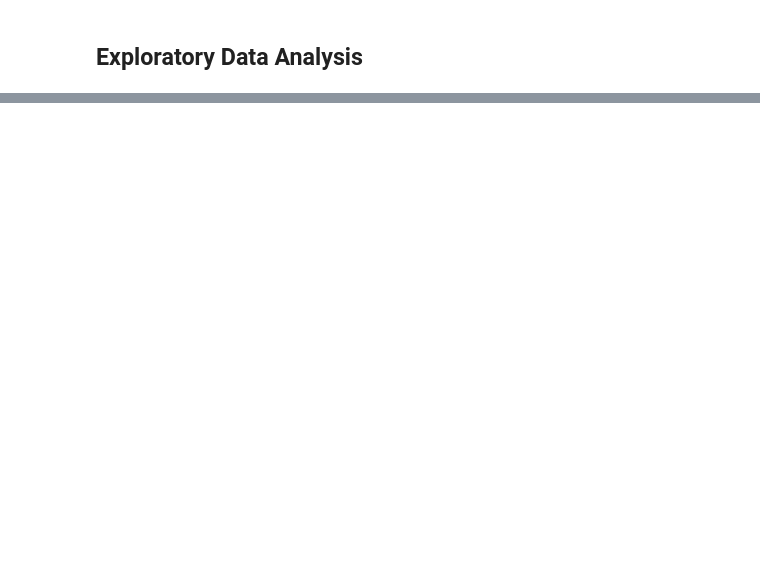
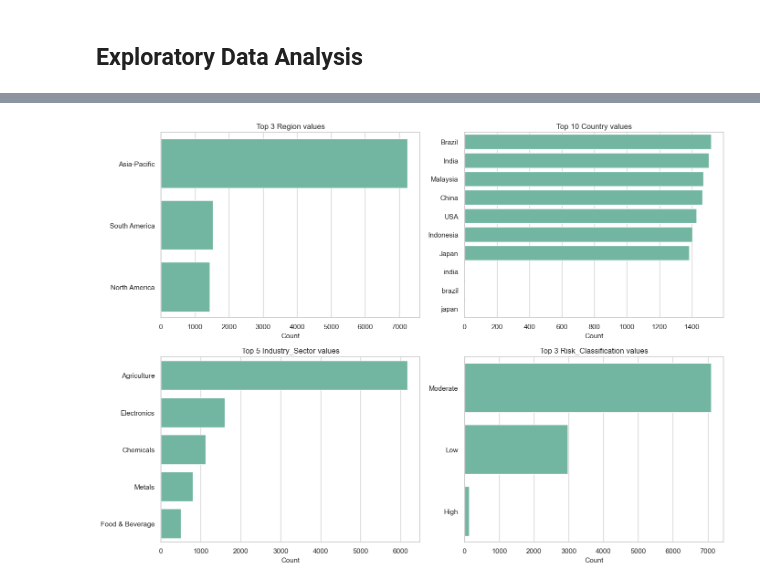
Before and after one commit to ansie27/Final-Year-Project-2025, a Jupyter notebook: notebooks/eda.ipynb, the cells around one changed output, grey strips where cells are left out. Saved outputs shown, nothing was run; the diff lists cells and outputs as text; code cells hidden in the pictures; blank space fills up the shorter version.

```diff
--- a/notebooks/eda.ipynb
+++ b/notebooks/eda.ipynb
@@ -172,0 +76,8 @@ memory usage: 1016.1+ KB
+# %%
+import matplotlib.pyplot as plt
+import seaborn as sns
+
+sns.set_theme(style="whitegrid", palette="Set2")
+plt.rcParams["figure.figsize"] = (10, 6)
+plt.rcParams["axes.titlesize"] = 12
+plt.rcParams["axes.labelsize"] = 11
@@ -172,0 +139,8 @@ memory usage: 1016.1+ KB
+# %%
+# Top categorical breakdowns
+categorical_features = ["Region", "Country", "Industry_Sector", "Supplier_Name", "Risk_Classification"]
+cat_summary = {}
+for feature in categorical_features:
+    top_values = raw_df[feature].value_counts().head(5)
+    cat_summary[feature] = top_values
+cat_summary
@@ -172,0 +165,17 @@ memory usage: 1016.1+ KB
+# %%
+# Visualize categorical distributions
+plot_features = ["Region", "Country", "Industry_Sector", "Risk_Classification"]
+fig, axes = plt.subplots(2, 2, figsize=(14, 10))
+axes = axes.flatten()
+
+for feature, ax in zip(plot_features, axes):
+    counts = raw_df[feature].value_counts().head(10)
+    sns.barplot(x=counts.values, y=counts.index, ax=ax)
+    ax.set_title(f"Top {min(10, len(counts))} {feature} values")
+    ax.set_xlabel("Count")
+    ax.set_ylabel("")
+
+plt.tight_layout()
+plt.show()
+# %% [output]
+[figure, added]
```
Also changed, not shown: parts of 23 cells of this notebook, 9 other files.
